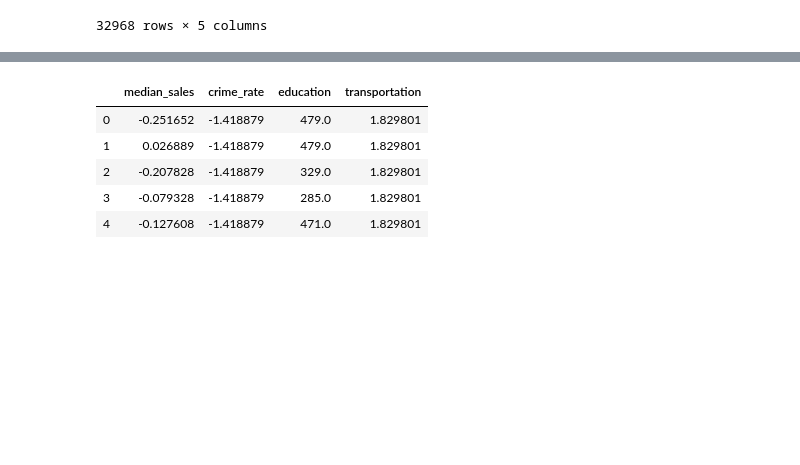
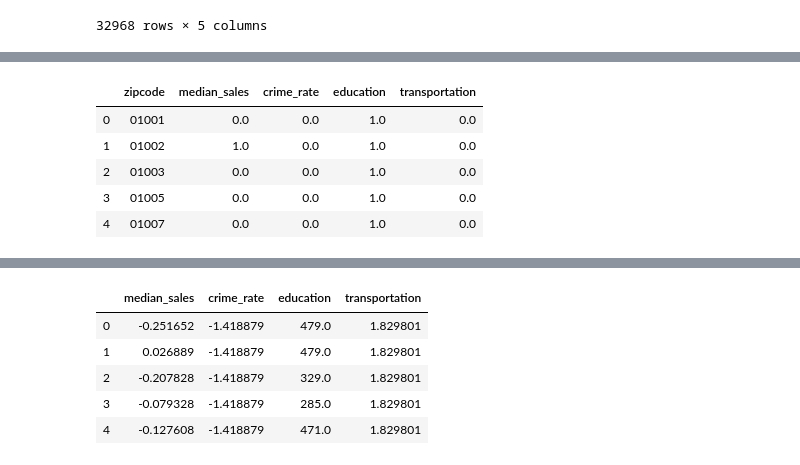
Before and after one commit to bishdj22/HomeSlice, a Jupyter notebook: Logistic_Regression_Model.ipynb, the cells around one changed output, grey strips where cells are left out. Cells and saved outputs as stored; diff of their text form; code cells hidden in the pictures; blank space fills up the shorter version.

```diff
--- a/Logistic_Regression_Model.ipynb
+++ b/Logistic_Regression_Model.ipynb
@@ -585,0 +657,9 @@ df_model = df_model.fillna(0)
+# %%
+df_model.head()
+# %% [output]
+|  | zipcode | median_sales | crime_rate | education | transportation |
+| 0 | 01001 | 0.0 | 0.0 | 1.0 | 0.0 |
+| 1 | 01002 | 1.0 | 0.0 | 1.0 | 0.0 |
+| 2 | 01003 | 0.0 | 0.0 | 1.0 | 0.0 |
+| 3 | 01005 | 0.0 | 0.0 | 1.0 | 0.0 |
+| 4 | 01007 | 0.0 | 0.0 | 1.0 | 0.0 |
```
Also changed, not shown: parts of 13 cells of this notebook.
